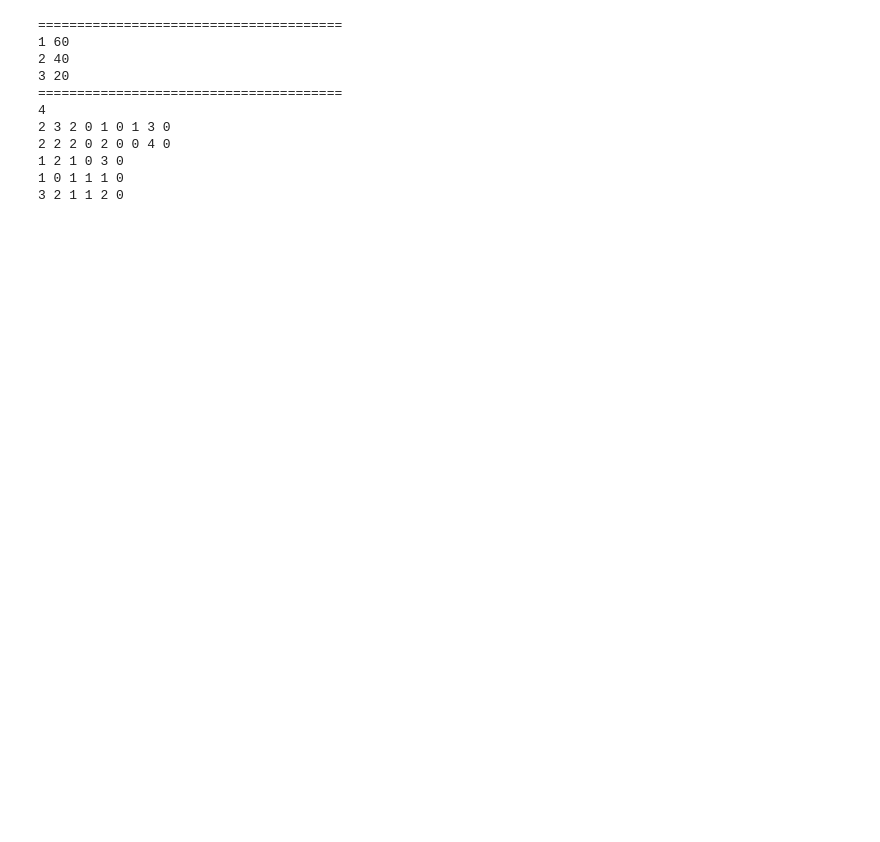
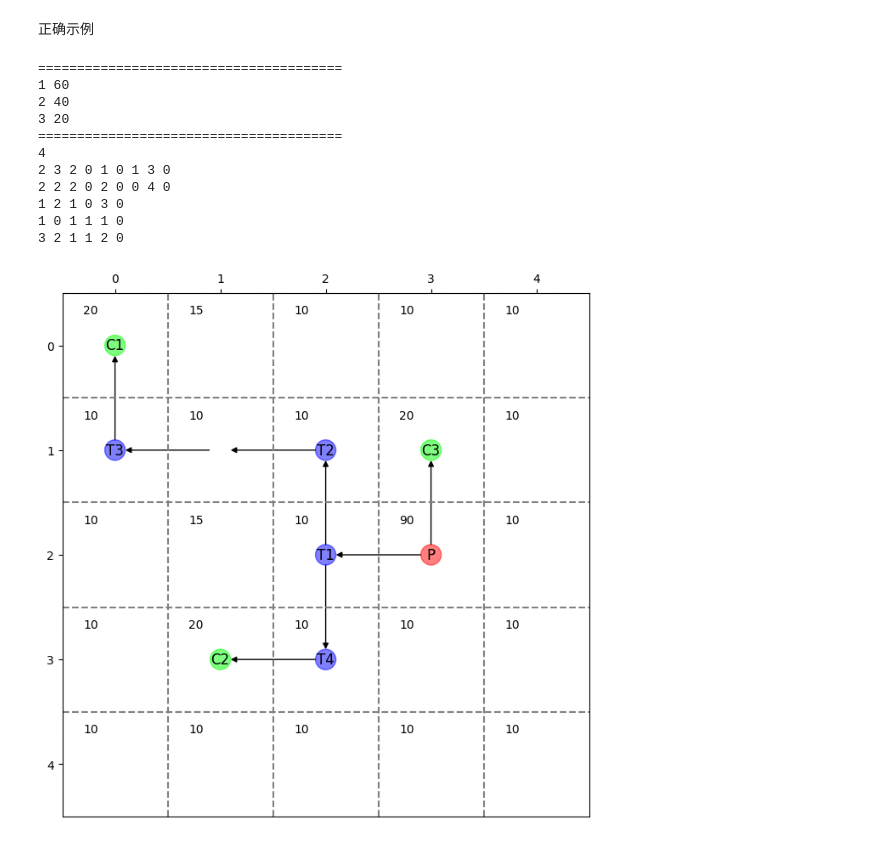
Before and after one commit to HuangDDU/hzy_algorithm, a Jupyter notebook: huawei/23_12_22路径优化/main7_map_visualization_test.ipynb, the cells around one changed output. Drawn from its saved outputs; the diff is of its cells as text; code cells hidden in the pictures; blank space fills up the shorter version.

```diff
--- a/huawei/23_12_22路径优化/main7_map_visualization_test.ipynb
+++ b/huawei/23_12_22路径优化/main7_map_visualization_test.ipynb
@@ -3,14 +4,18 @@ from main7_map import main
+# %% [markdown]
+正确示例
 # %%
 map, provider, consumer_vector, transmitter_vector = main(conf_file="main7_map_input.txt")
+visualization(map, provider, consumer_vector, transmitter_vector)
 # %% [output]
 =======================================
 1 60
 2 40
 3 20
 =======================================
 4
 2 3 2 0 1 0 1 3 0
 2 2 2 0 2 0 0 4 0
 1 2 1 0 3 0
 1 0 1 1 1 0
 3 2 1 1 2 0
+[figure, added]
```
Also changed, not shown: parts of 4 cells of this notebook, 13 other files.
